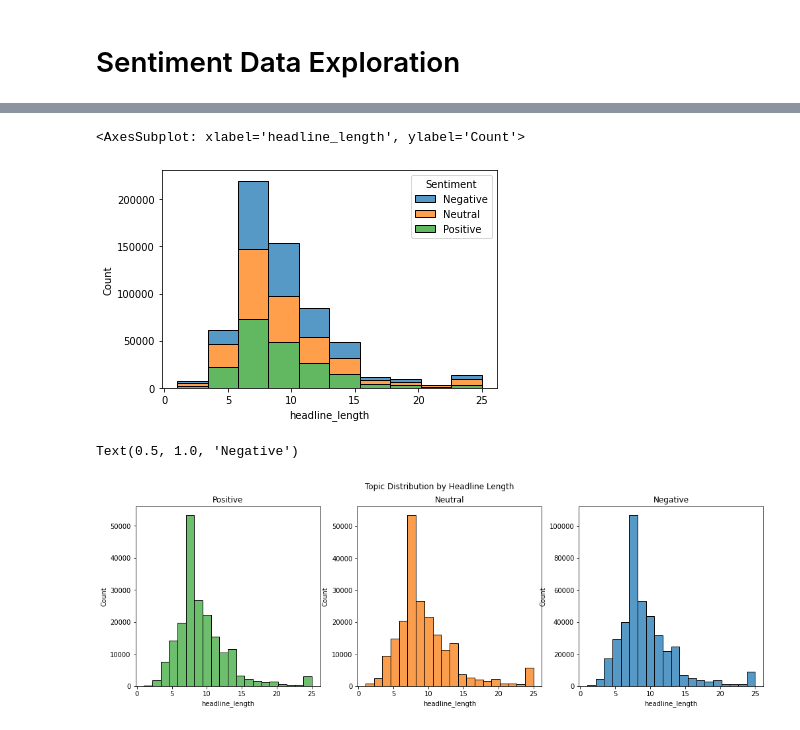
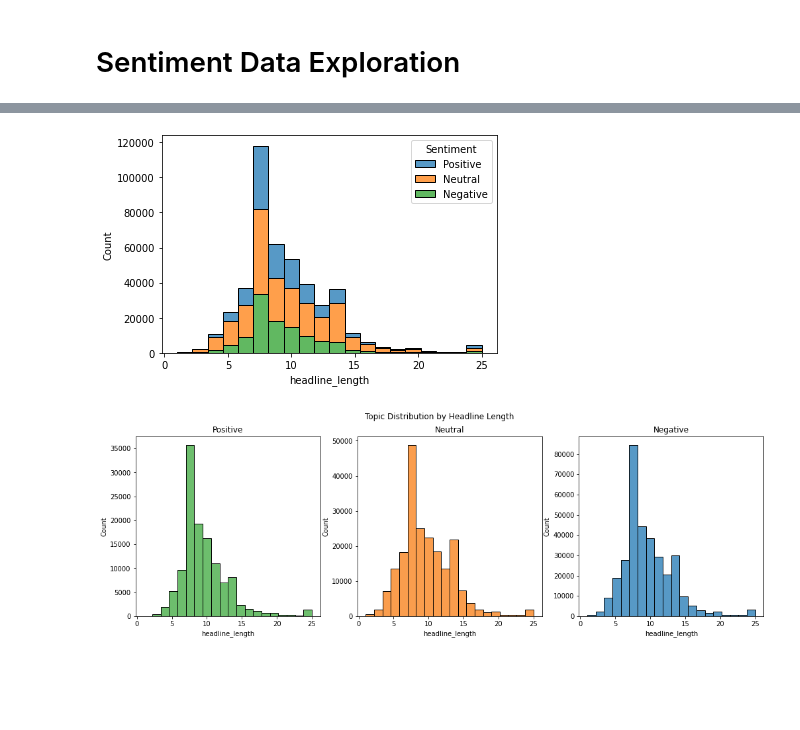
Before and after one commit to hakonmh/distilnews, a Jupyter notebook: src/sentiment-notebooks/data_exploration.ipynb, the cells around one changed output, grey strips where cells are left out. Saved outputs shown, nothing was run; the diff lists cells and outputs as text; code cells hidden in the pictures; blank space fills up the shorter version.

```diff
--- a/src/sentiment-notebooks/data_exploration.ipynb
+++ b/src/sentiment-notebooks/data_exploration.ipynb
@@ -108,4 +281,0 @@ Name: Headlines, dtype: float64
-# %%
-# Remove duplicates
-train = train.drop_duplicates(subset='Headlines')
-train.describe()
@@ -118,9 +282,9 @@ train.describe()
 # %%
-train['headline_length'] = train['Headlines'].apply(lambda x: min(len(x.split()), 25))
+train['headline_length'] = train['Headlines'].astype(str).apply(lambda x: min(len(x.split()), 25))
 sns.histplot(data=train, x='headline_length', hue='Sentiment', multiple='stack', bins=20)
+plt.show()
 # %% [output]
-<AxesSubplot: xlabel='headline_length', ylabel='Count'>
-[figure, old version]
+[figure, new version]
 # %%
 fig, axes = plt.subplots(ncols=3, figsize=(17, 5))
 positive = train[train['Sentiment'] == 'Positive']
@@ -138,9 +302,9 @@ fig.suptitle('Topic Distribution by Headline Length')
 axes[0].set_title('Positive')
 axes[1].set_title('Neutral')
 axes[2].set_title('Negative')
+plt.show()
 # %% [output]
-Text(0.5, 1.0, 'Negative')
-[figure, old version]
+[figure, new version]
 # %%
 from sklearn.feature_extraction.text import CountVectorizer
 
```
Also changed, not shown: parts of 28 cells of this notebook, 7 other files.
